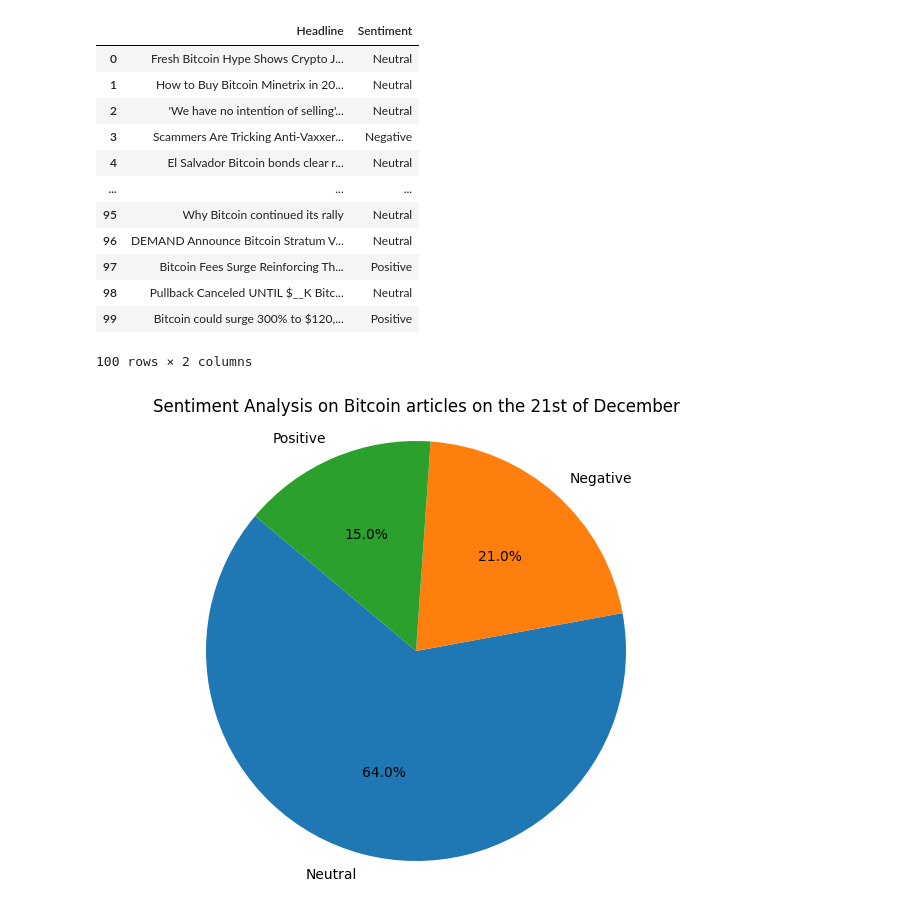
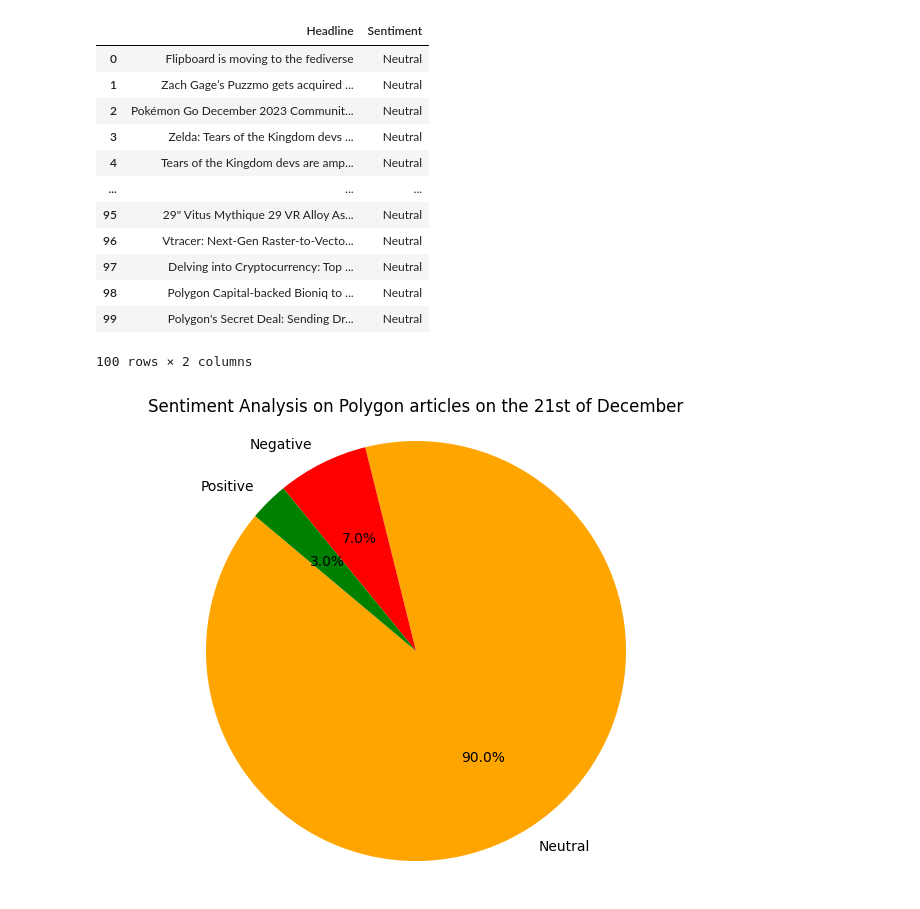
Before and after one commit to maissanemerrheim/Infostream, a Jupyter notebook: eco-news/Visualisation_données.ipynb, the cells around one changed output. Cells and saved outputs as stored; diff of their text form; code cells hidden in the pictures.

Commit message:
enregistrement visualisation données

```diff
--- a/eco-news/Visualisation_données.ipynb
+++ b/eco-news/Visualisation_données.ipynb
@@ -2,7 +2,7 @@
 import matplotlib.pyplot as plt
 import pandas as pd
 
-df = pd.read_csv("./Users/merrheimmaissane/articles_eco.csv")
+df = pd.read_csv("/Users/merrheimmaissane/articles_eco.csv")
 df.head()
 # %% [output]
 |  | Unnamed: 0 | Headline | Positive | Negative | Neutral |
@@ -68,25 +68,29 @@ new_df = new_df.drop('Unnamed: 0',axis=1)
 new_df
 # %% [output]
 |  | Headline | Sentiment |
-| 0 | Fresh Bitcoin Hype Shows Crypto J... | Neutral |
-| 1 | How to Buy Bitcoin Minetrix in 20... | Neutral |
-| 2 | 'We have no intention of selling'... | Neutral |
-| 3 | Scammers Are Tricking Anti-Vaxxer... | Negative |
-| 4 | El Salvador Bitcoin bonds clear r... | Neutral |
+| 0 | Flipboard is moving to the fediverse | Neutral |
+| 1 | Zach Gage’s Puzzmo gets acquired ... | Neutral |
+| 2 | Pokémon Go December 2023 Communit... | Neutral |
+| 3 | Zelda: Tears of the Kingdom devs ... | Neutral |
+| 4 | Tears of the Kingdom devs are amp... | Neutral |
 | ... | ... | ... |
-| 95 | Why Bitcoin continued its rally | Neutral |
-| 96 | DEMAND Announce Bitcoin Stratum V... | Neutral |
-| 97 | Bitcoin Fees Surge Reinforcing Th... | Positive |
-| 98 | Pullback Canceled UNTIL $__K Bitc... | Neutral |
-| 99 | Bitcoin could surge 300% to $120,... | Positive |
+| 95 | 29" Vitus Mythique 29 VR Alloy As... | Neutral |
+| 96 | Vtracer: Next-Gen Raster-to-Vecto... | Neutral |
+| 97 | Delving into Cryptocurrency: Top ... | Neutral |
+| 98 | Polygon Capital-backed Bioniq to ... | Neutral |
+| 99 | Polygon's Secret Deal: Sending Dr... | Neutral |
 100 rows × 2 columns
 # %%
 sentiment_counts = df['Sentiment'].value_counts()
 
+# Définir les couleurs pour chaque catégorie
+colors = {'Positive': 'green', 'Negative': 'red', 'Neutral': 'orange'}
+
+# Créer le diagramme circulaire avec des couleurs spécifiques pour chaque catégorie
 plt.figure(figsize=(8, 6))
-plt.pie(sentiment_counts, labels=sentiment_counts.index, autopct='%1.1f%%', startangle=140)
-plt.title('Sentiment Analysis on Bitcoin articles on the 21st of December')
+plt.pie(sentiment_counts, labels=sentiment_counts.index, autopct='%1.1f%%', startangle=140, colors=[colors[key] for key in sentiment_counts.index])
+plt.title('Sentiment Analysis on Polygon articles on the 21st of December')
 plt.axis('equal')
 plt.show()
 # %% [output]
-[figure, old version]
+[figure, new version]
```
Also changed, not shown: parts of 2 cells of this notebook, 1 other file.
